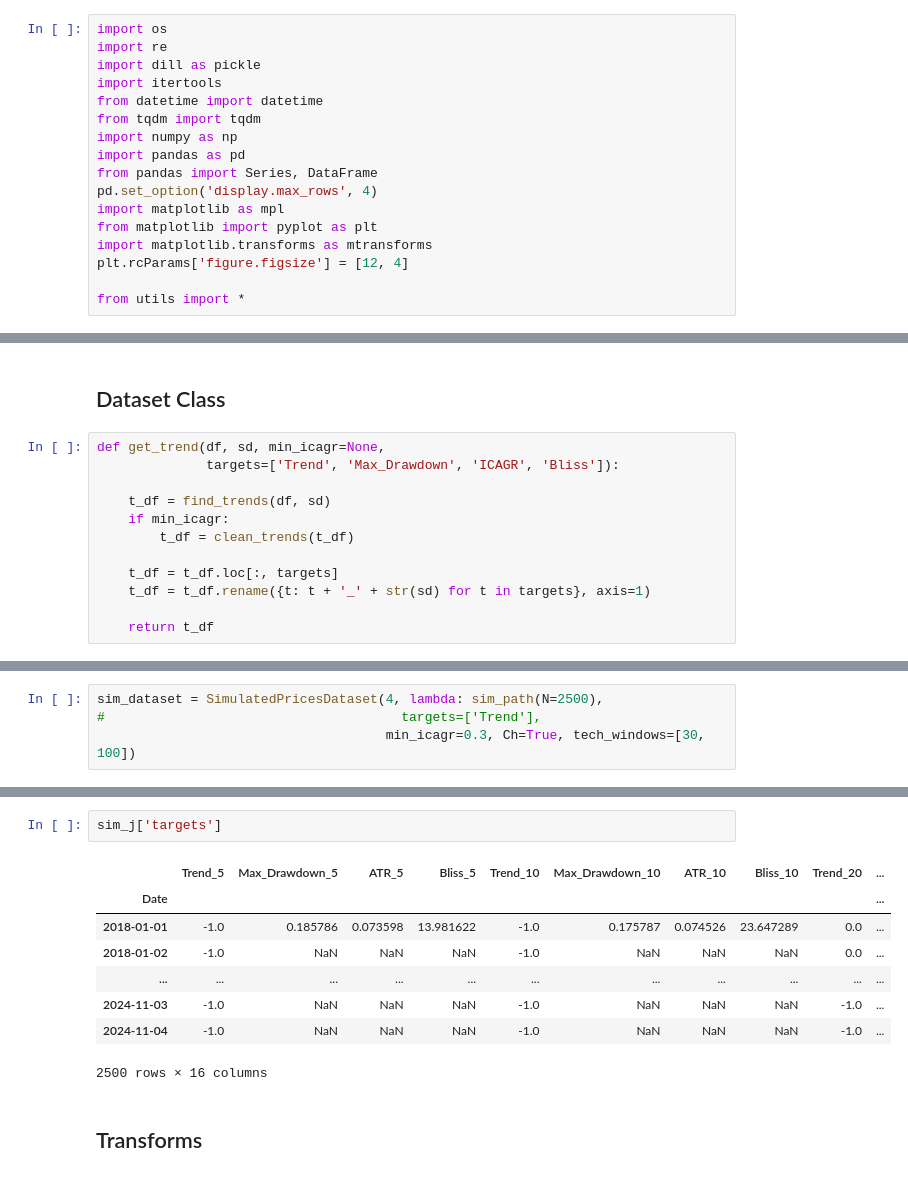
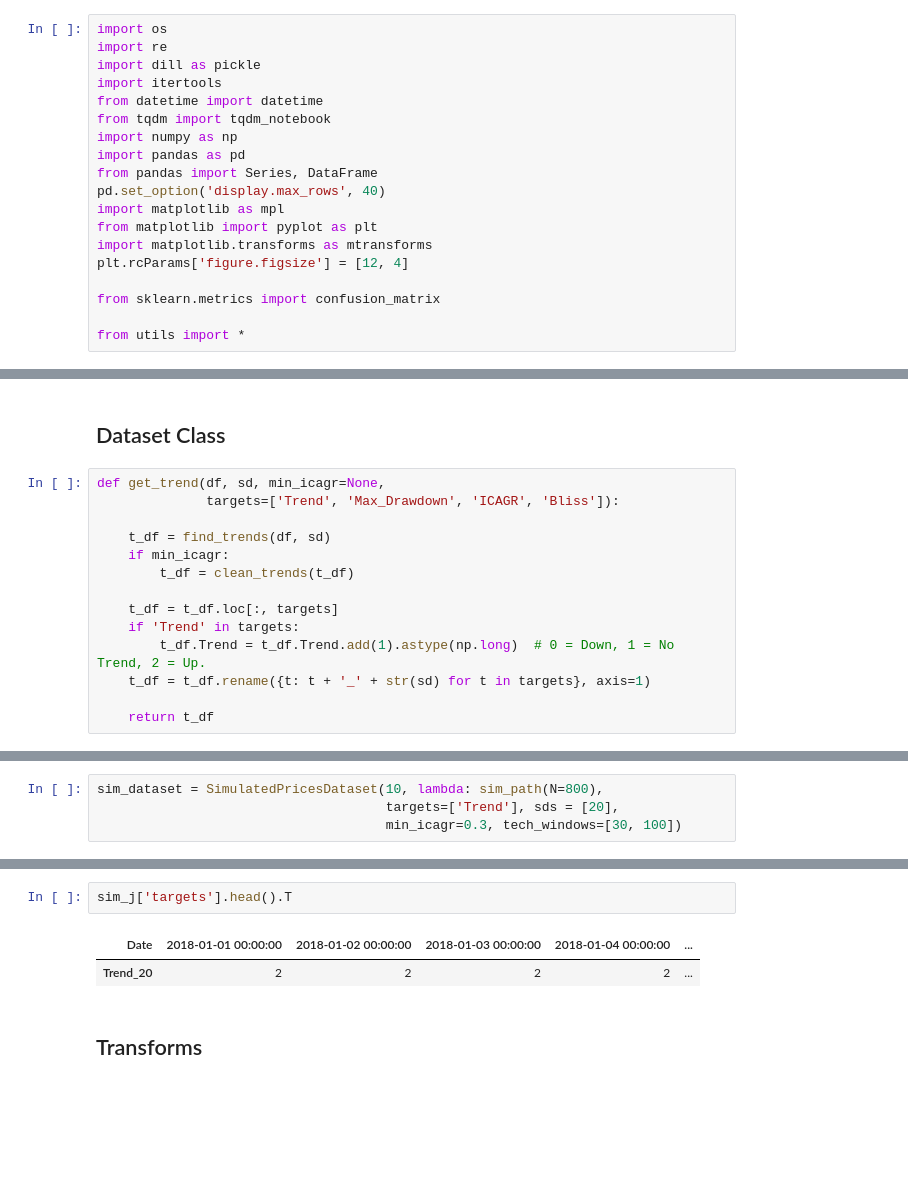
Before and after one commit to peerchen/trend-following-1, a Jupyter notebook: Pytorch - Data Loading.ipynb, the cells around one changed output, grey strips where cells are left out. Cells and saved outputs as stored; diff of their text form; blank space fills up the shorter version.

```diff
--- a/Pytorch - Data Loading.ipynb
+++ b/Pytorch - Data Loading.ipynb
@@ -13,16 +13,18 @@ import re
 import dill as pickle
 import itertools
 from datetime import datetime
-from tqdm import tqdm
+from tqdm import tqdm_notebook
 import numpy as np
 import pandas as pd
 from pandas import Series, DataFrame
-pd.set_option('display.max_rows', 4)
+pd.set_option('display.max_rows', 40)
 import matplotlib as mpl
 from matplotlib import pyplot as plt
 import matplotlib.transforms as mtransforms
 plt.rcParams['figure.figsize'] = [12, 4]
 
+from sklearn.metrics import confusion_matrix
+
 from utils import *
 # %%
 import torch
@@ -90,6 +105,8 @@ def get_trend(df, sd, min_icagr=None,
         t_df = clean_trends(t_df)
 
     t_df = t_df.loc[:, targets]
+    if 'Trend' in targets:
+        t_df.Trend = t_df.Trend.add(1).astype(np.long)  # 0 = Down, 1 = No Trend, 2 = Up.
     t_df = t_df.rename({t: t + '_' + str(sd) for t in targets}, axis=1)
 
     return t_df
@@ -149,6 +176,6 @@ class SimulatedPricesDataset(Dataset):
 
         return sample
 # %%
-sim_dataset = SimulatedPricesDataset(4, lambda: sim_path(N=2500),
-#                                      targets=['Trend'],
-                                     min_icagr=0.3, Ch=True, tech_windows=[30, 100])
+sim_dataset = SimulatedPricesDataset(10, lambda: sim_path(N=800),
+                                     targets=['Trend'], sds = [20],
+                                     min_icagr=0.3, tech_windows=[30, 100])
@@ -171,14 +221,8 @@ sim_j['features']
 # %%
-sim_j['targets']
+sim_j['targets'].head().T
 # %% [output]
-|  | Trend_5 | Max_Drawdown_5 | ATR_5 | Bliss_5 | Trend_10 | Max_Drawdown_10 | ATR_10 | Bliss_10 | Trend_20 | ... |
-| Date |  |  |  |  |  |  |  |  |  | ... |
-| 2018-01-01 | -1.0 | 0.185786 | 0.073598 | 13.981622 | -1.0 | 0.175787 | 0.074526 | 23.647289 | 0.0 | ... |
-| 2018-01-02 | -1.0 | NaN | NaN | NaN | -1.0 | NaN | NaN | NaN | 0.0 | ... |
-| ... | ... | ... | ... | ... | ... | ... | ... | ... | ... | ... |
-| 2024-11-03 | -1.0 | NaN | NaN | NaN | -1.0 | NaN | NaN | NaN | -1.0 | ... |
-| 2024-11-04 | -1.0 | NaN | NaN | NaN | -1.0 | NaN | NaN | NaN | -1.0 | ... |
+| Date | 2018-01-01 00:00:00 | 2018-01-02 00:00:00 | 2018-01-03 00:00:00 | 2018-01-04 00:00:00 | ... |
+| Trend_20 | 2 | 2 | 2 | 2 | ... |
-2500 rows × 16 columns
 # %% [markdown]
 ## Transforms
 # %%
```
Also changed, not shown: parts of 65 cells of this notebook, 1 other file.
